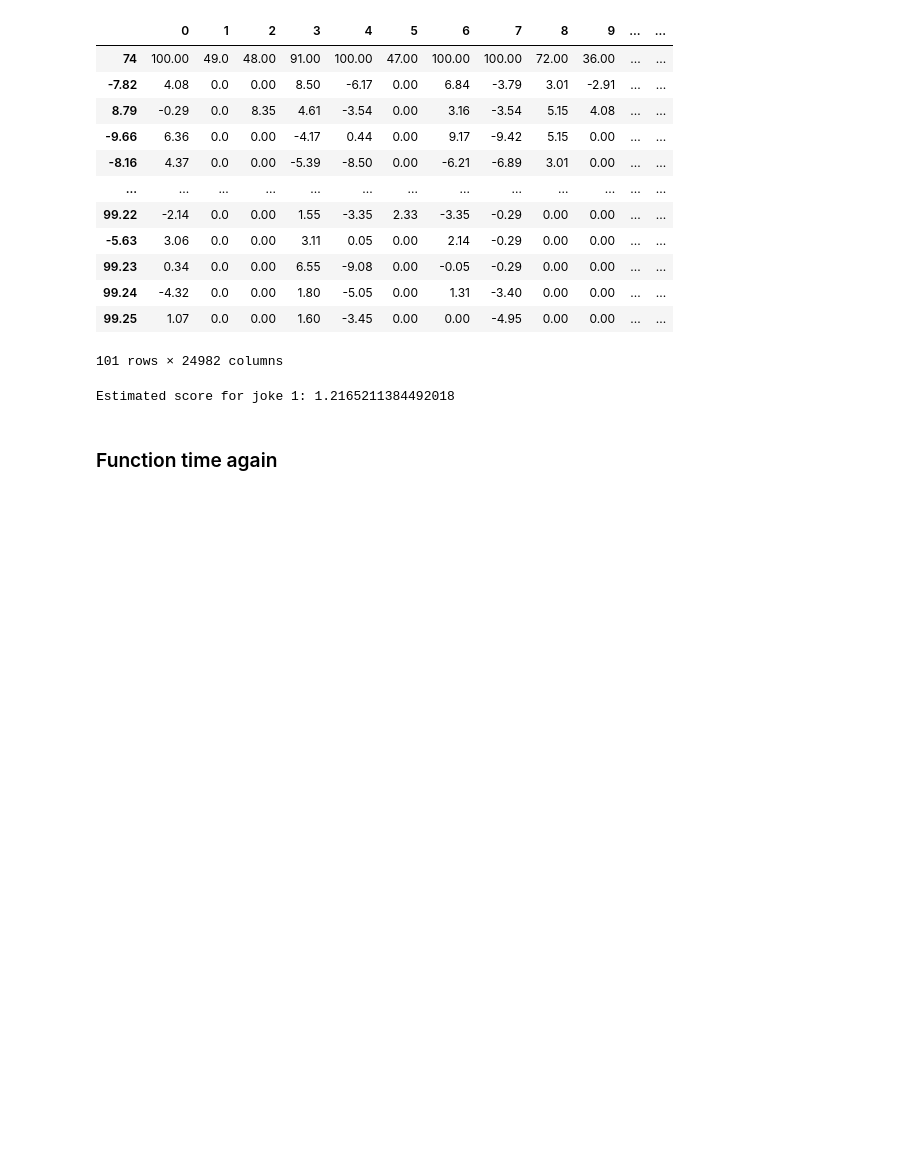
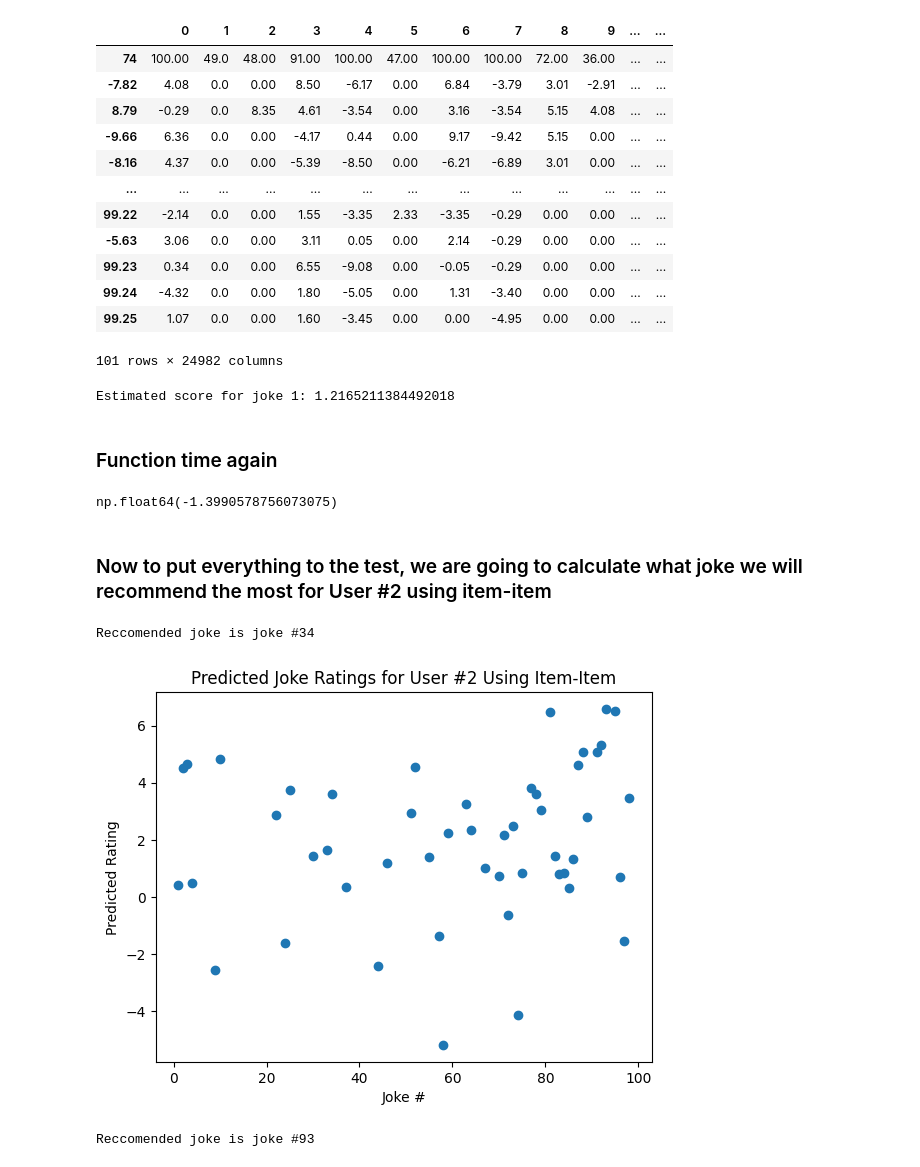
Before and after one commit to MitchKubina/Joke_Recommender, a Jupyter notebook: joke_recommender.ipynb, the cells around one changed output. Saved outputs shown, nothing was run; the diff lists cells and outputs as text; code cells hidden in the pictures; blank space fills up the shorter version.

Commit message:
Fixed algorithms + calculated recommendation for user 2

```diff
--- a/joke_recommender.ipynb
+++ b/joke_recommender.ipynb
@@ -270,9 +269,10 @@ Estimated score for joke 1: 1.2165211384492018
 # %%
 def calc_unknown_item(user_num, item_num):
 
-    #Going to try again, joke #1 for user 2
     item = jester_T.iloc[item_num].to_numpy()
-    #second_user = second_user.to_numpy()
+
+    if item[user_num] != 0.0:
+        return -1
 
     top_3_closest = np.zeros((3,2))
 
@@ -298,8 +298,54 @@ def calc_unknown_item(user_num, item_num):
     #Average the average value of the joke with the similarity
 
     for i in range(top_3_closest.shape[0]):
-        sim_score += top_3_closest[i,0] * second_joke[i]
+        sim_score += top_3_closest[i,0] * item[i]
         total_sim += top_3_closest[i,0]
 
-
-    print(f"Estimated score for joke 1: {sim_score * (1/total_sim)}")
+    #print(f"Estimated score for joke 1: {sim_score * (1/total_sim)}")
+    return sim_score * (1/total_sim)
+# %%
+calc_unknown_item(24981, 99)
+# %% [output]
+np.float64(-1.3990578756073075)
+# %% [markdown]
+### Now to put everything to the test, we are going to calculate what joke we will recommend the most for User #2 using item-item
+# %%
+best_rated_joke = [0,0]
+joke_ratings = []
+indices = []
+
+for i in range(99):
+    predicted_score = calc_unknown_item(1, i)
+    if (predicted_score != -1):
+        if (predicted_score > best_rated_joke[0]):
+            best_rated_joke[0] = predicted_score
+            best_rated_joke[1] = i
+        joke_ratings.append(predicted_score)
+        indices.append(i)
+print(f"Reccomended joke is joke #{best_rated_joke[1]}")
+# %% [output]
+Reccomended joke is joke #34
+# %%
+plt.scatter(indices,joke_ratings)
+plt.title("Predicted Joke Ratings for User #2 Using Item-Item")
+plt.xlabel("Joke #")
+plt.ylabel("Predicted Rating")
+plt.show()
+# %% [output]
+[figure, added]
+# %%
+best_rated_joke = [0,0]
+joke_ratings = []
+indices = []
+
+for i in range(99):
+    predicted_score = calc_unknown(1, i)
+    if (predicted_score != -1):
+        if (predicted_score > best_rated_joke[0]):
+            best_rated_joke[0] = predicted_score
+            best_rated_joke[1] = i
+        joke_ratings.append(predicted_score)
+        indices.append(i)
+print(f"Reccomended joke is joke #{best_rated_joke[1]}")
+# %% [output]
+Reccomended joke is joke #93
```
Also changed, not shown: parts of 3 cells of this notebook, 1 other file.
